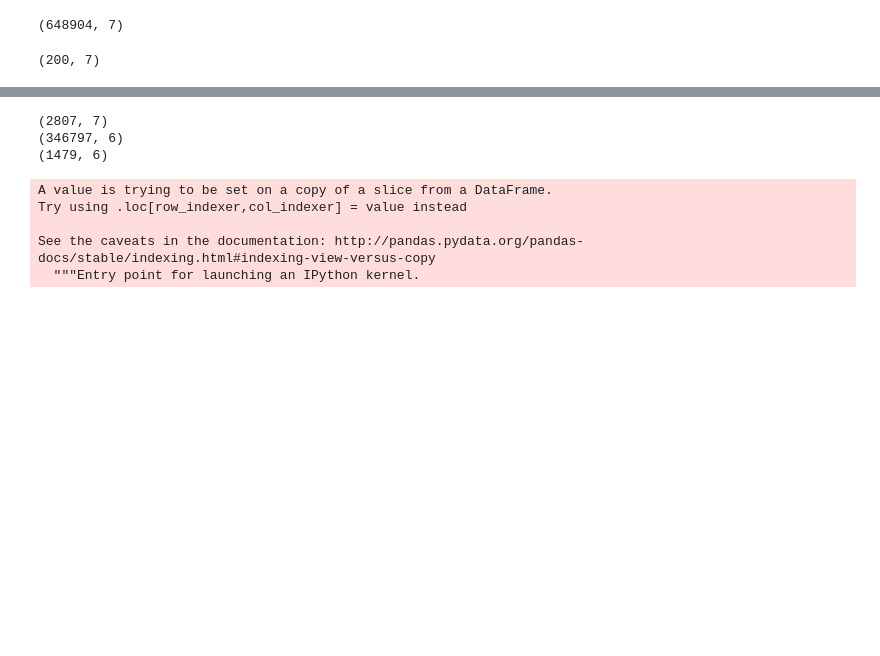
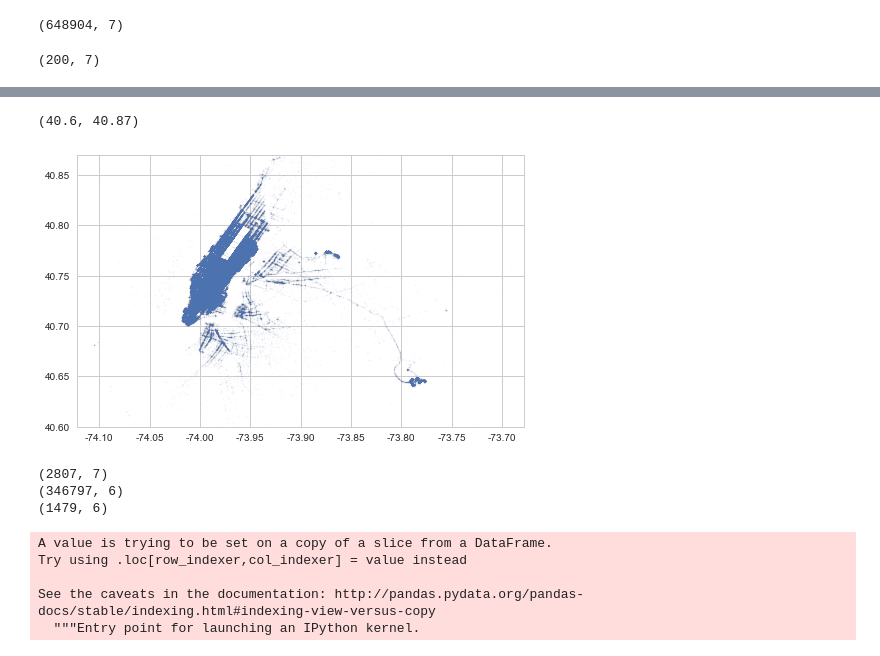
Before and after one commit to eigenSim/dss6a-regression, a Jupyter notebook: choi/choi_notes_1.ipynb, the cells around one changed output, grey strips where cells are left out. Cells and saved outputs as stored; diff of their text form; code cells hidden in the pictures; blank space fills up the shorter version.

```diff
--- a/choi/choi_notes_1.ipynb
+++ b/choi/choi_notes_1.ipynb
@@ -98,3 +109,12 @@ plt.hexbin(filtered_df['dropoff_longitude'], \
+# %%
+plt.scatter(taxi_df['pickup_longitude'], \
+            taxi_df['pickup_latitude'], s=1, alpha = 0.03)
+plt.axis('equal')
+plt.xlim(-74.10, -73.70)
+plt.ylim(40.60, 40.87)
+# %% [output]
+(40.6, 40.87)
+[figure, added]
 # %%
 # lat [40, 41.5] long [-75, -72]
 #print(taxi_df[taxi_df['pickup_longitude'] > -72])
```
Also changed, not shown: parts of 4 cells of this notebook, 2 other files.
